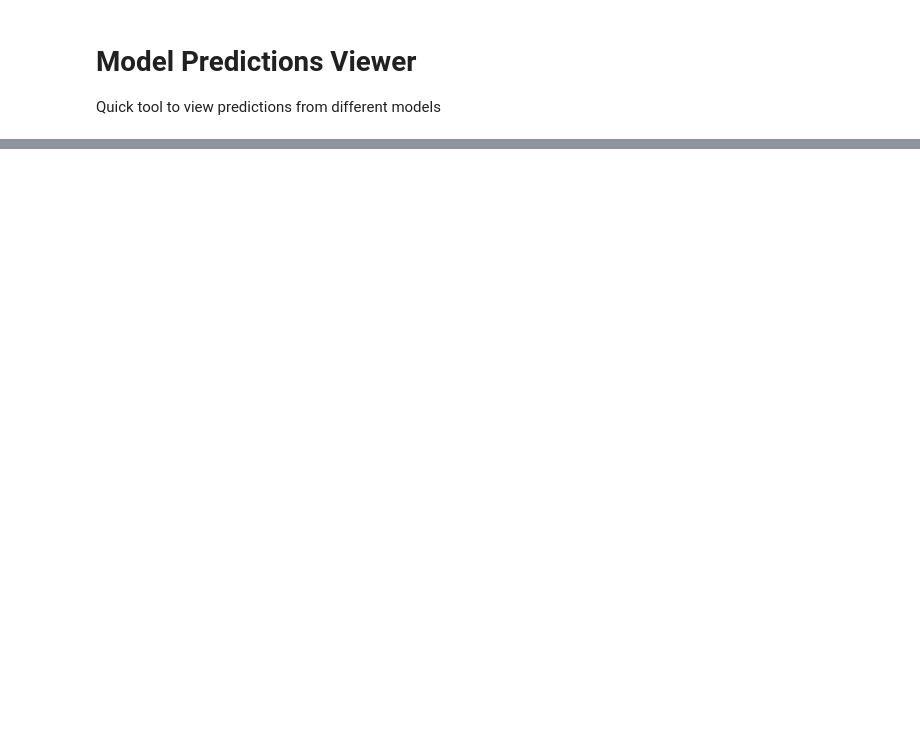
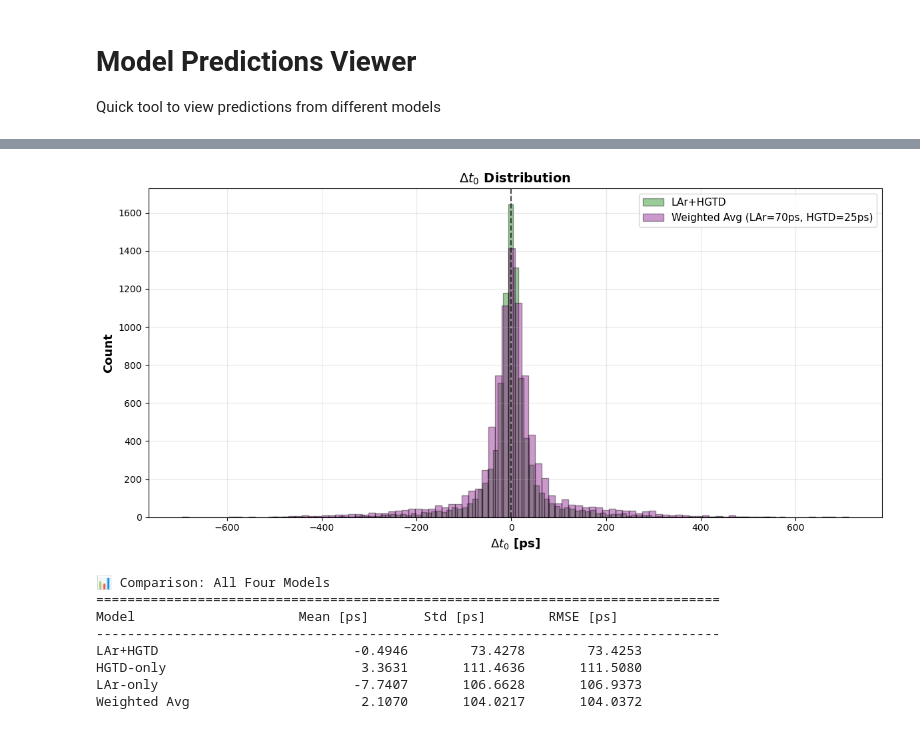
Before and after one commit to Liangyu5wu/ML4Vertex_t0, a Jupyter notebook: view_predictions.ipynb, the cells around one changed output, grey strips where cells are left out. Drawn from its saved outputs; the diff is of its cells as text; code cells hidden in the pictures; blank space fills up the shorter version.

```diff
--- a/view_predictions.ipynb
+++ b/view_predictions.ipynb
@@ -308,0 +855,43 @@ Total Samples: 8876
+# %%
+x = 70  # LAr time resolution in ps
+y = 25  # HGTD time resolution in ps
+
+weight_lar = 1 / (x**2)
+weight_hgtd = 1 / (y**2)
+weight_sum = weight_lar + weight_hgtd
+
+df['Weighted Average [ps]'] = (y_pred_lar * weight_lar + y_pred_hgtd * weight_hgtd) / weight_sum
+df['Error (Weighted Avg)'] = df['Weighted Average [ps]'] - y_true
+
+plt.figure(figsize=(12, 6))
+
+plt.hist(df['Error (LAr+HGTD)'], bins=100, alpha=0.4, label='LAr+HGTD', color='green', edgecolor='black')
+plt.hist(df['Error (Weighted Avg)'], bins=100, alpha=0.4, label=f'Weighted Avg (LAr={x}ps, HGTD={y}ps)', color='purple', edgecolor='black')
+
+plt.xlabel('$\\Delta t_0$ [ps]', fontsize=13, fontweight='bold')
+plt.ylabel('Count', fontsize=13, fontweight='bold')
+plt.title('$\\Delta t_0$ Distribution', fontsize=14, fontweight='bold')
+plt.legend(fontsize=11)
+plt.grid(True, alpha=0.3)
+plt.axvline(x=0, color='black', linestyle='--', linewidth=1.5, alpha=0.7)
+plt.tight_layout()
+plt.show()
+
+print("\n📊 Comparison: All Four Models")
+print("="*80)
+print(f"{'Model':<25} {'Mean [ps]':<15} {'Std [ps]':<15} {'RMSE [ps]':<15}")
+print("-"*80)
+print(f"{'LAr+HGTD':<25} {df['Error (LAr+HGTD)'].mean():>14.4f} {df['Error (LAr+HGTD)'].std():>14.4f} {np.sqrt((df['Error (LAr+HGTD)']**2).mean()):>14.4f}")
+print(f"{'HGTD-only':<25} {df['Error (HGTD-only)'].mean():>14.4f} {df['Error (HGTD-only)'].std():>14.4f} {np.sqrt((df['Error (HGTD-only)']**2).mean()):>14.4f}")
+print(f"{'LAr-only':<25} {df['Error (LAr-only)'].mean():>14.4f} {df['Error (LAr-only)'].std():>14.4f} {np.sqrt((df['Error (LAr-only)']**2).mean()):>14.4f}")
+print(f"{'Weighted Avg':<25} {df['Error (Weighted Avg)'].mean():>14.4f} {df['Error (Weighted Avg)'].std():>14.4f} {np.sqrt((df['Error (Weighted Avg)']**2).mean()):>14.4f}")
+# %% [output]
+[figure, added]
+📊 Comparison: All Four Models
+================================================================================
+Model                     Mean [ps]       Std [ps]        RMSE [ps]
+--------------------------------------------------------------------------------
+LAr+HGTD                         -0.4946        73.4278        73.4253
+HGTD-only                         3.3631       111.4636       111.5080
+LAr-only                         -7.7407       106.6628       106.9373
+Weighted Avg                      2.1070       104.0217       104.0372
```
Also changed, not shown: parts of 18 cells of this notebook, 12 other files.
